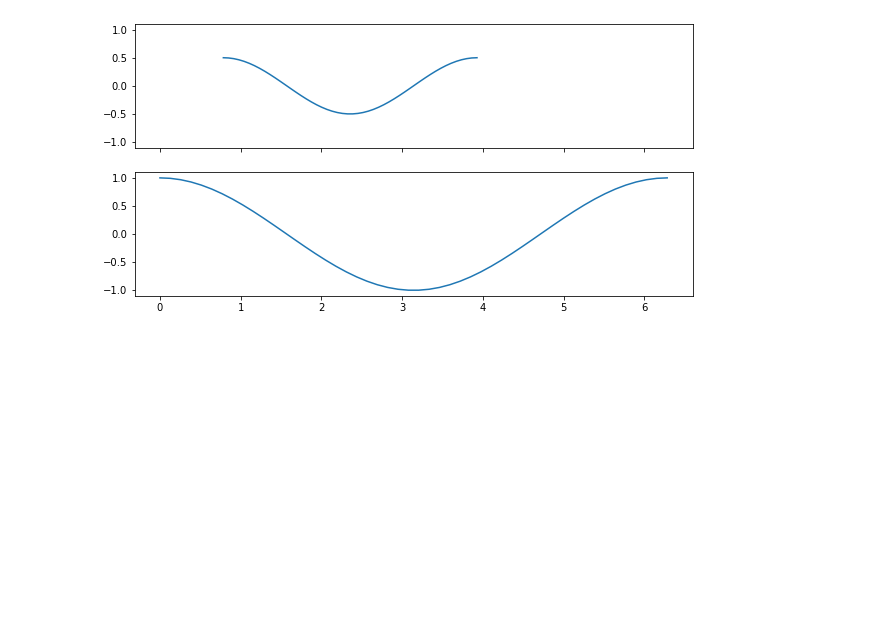
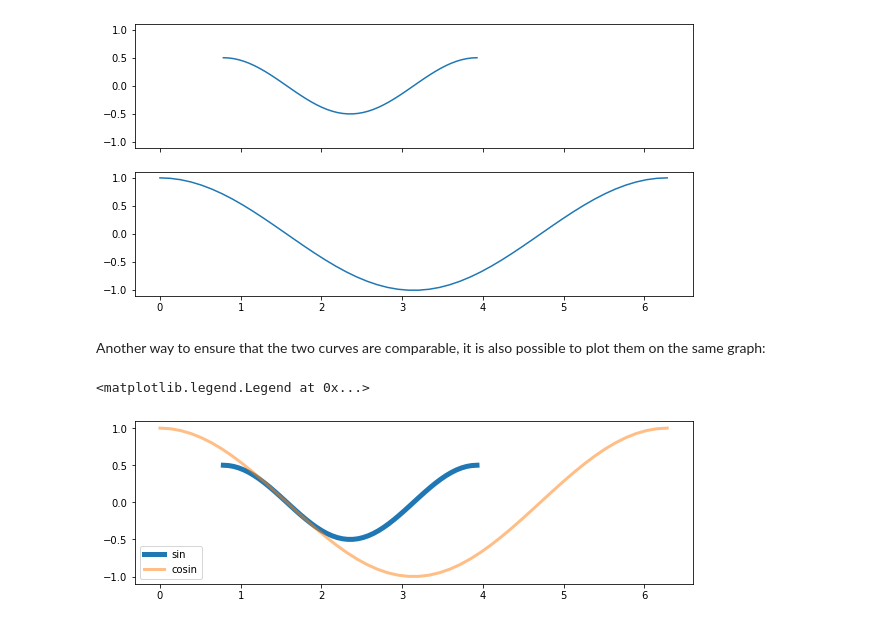
Before and after one commit to GuignardLab/CenTuri-Course, a Jupyter notebook: 2-Data-handling-and-visu/Matplotlib-course.ipynb, the cells around one changed output. Saved outputs shown, nothing was run; the diff lists cells and outputs as text; code cells hidden in the pictures; blank space fills up the shorter version.

```diff
--- a/2-Data-handling-and-visu/Matplotlib-course.ipynb
+++ b/2-Data-handling-and-visu/Matplotlib-course.ipynb
@@ -185,3 +191,18 @@ ax[1].plot(X2, Y2, '-')
 # %% [output]
 [<matplotlib.lines.Line2D at 0x...>]
 [figure]
+# %% [markdown]
+Another way to ensure that the two curves are comparable, it is also possible to plot them on the same graph:
+# %%
+X1 = np.linspace(np.pi/4, 5*np.pi/4)
+X2 = np.linspace(0, 2*np.pi)
+Y1 = np.sin(X1*2)/2
+Y2 = np.cos(X2)
+
+fig, ax = plt.subplots(figsize=(10, 3), sharex=True, sharey=True)
+ax.plot(X1, Y1, '-', label='sin', lw=5)
+ax.plot(X2, Y2, '-', label='cosin', lw=3, alpha=.5)
+ax.legend()
+# %% [output]
+<matplotlib.legend.Legend at 0x...>
+[figure, added]
```
Also changed, not shown: parts of 41 cells of this notebook, 2 other files.
